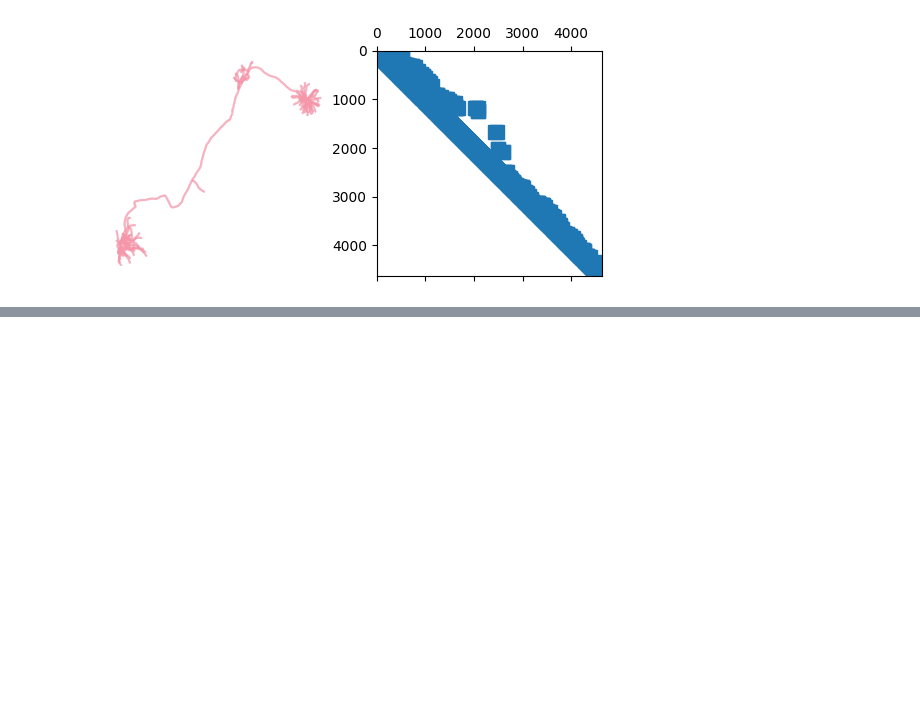
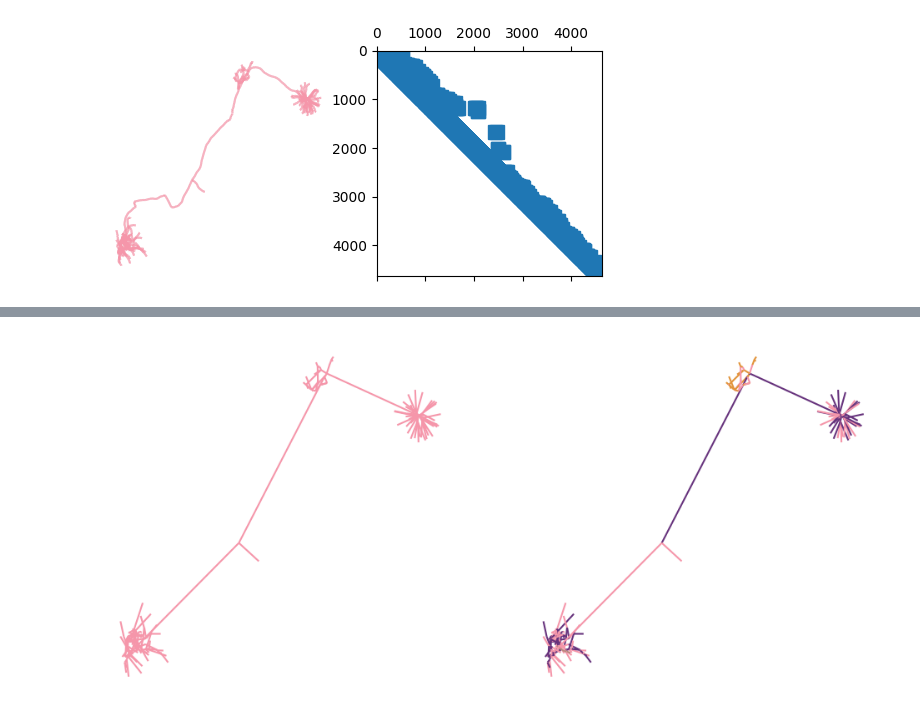
Before and after one commit to yzx9/swcgeom, a Jupyter notebook: examples/SpectralClustering.ipynb, the cells around one changed output, grey strips where cells are left out. Saved outputs shown, nothing was run; the diff lists cells and outputs as text; code cells hidden in the pictures; blank space fills up the shorter version.

```diff
--- a/examples/SpectralClustering.ipynb
+++ b/examples/SpectralClustering.ipynb
@@ -89,0 +66,20 @@ _ = draw(new_tree, ax=ax2, color=color_map)
+# %%
+def get_euclidean_distance(tree, pid, id):
+    xyz = swcgeom.Tree.Node(tree, pid).xyz() - swcgeom.Tree.Node(tree, id).xyz()
+    return np.linalg.norm(xyz).item()
+
+def get_euclidean_distance_matrix(tree):
+    distance = np.array([
+        [get_euclidean_distance(tree, pid, id) for id in tree.id()[1:]]
+        for pid in tree.pid()[1:]
+    ])
+    distance = np.concatenate([distance, np.zeros((1, distance.shape[1]))])
+    distance = np.concatenate([distance, np.zeros((distance.shape[0], 1))], axis=1)
+    return distance
+
+euclidean_distance_matrix = get_euclidean_distance_matrix(branch_tree)
+euclidean_distance_adjacency = branch_tree_adjacency_matrix.toarray().dot(euclidean_distance_matrix)
+# %%
+fit_and_draw(branch_tree, euclidean_distance_adjacency, 4)
+# %% [output]
+[figure, added]
```
Also changed, not shown: parts of 6 cells of this notebook.
